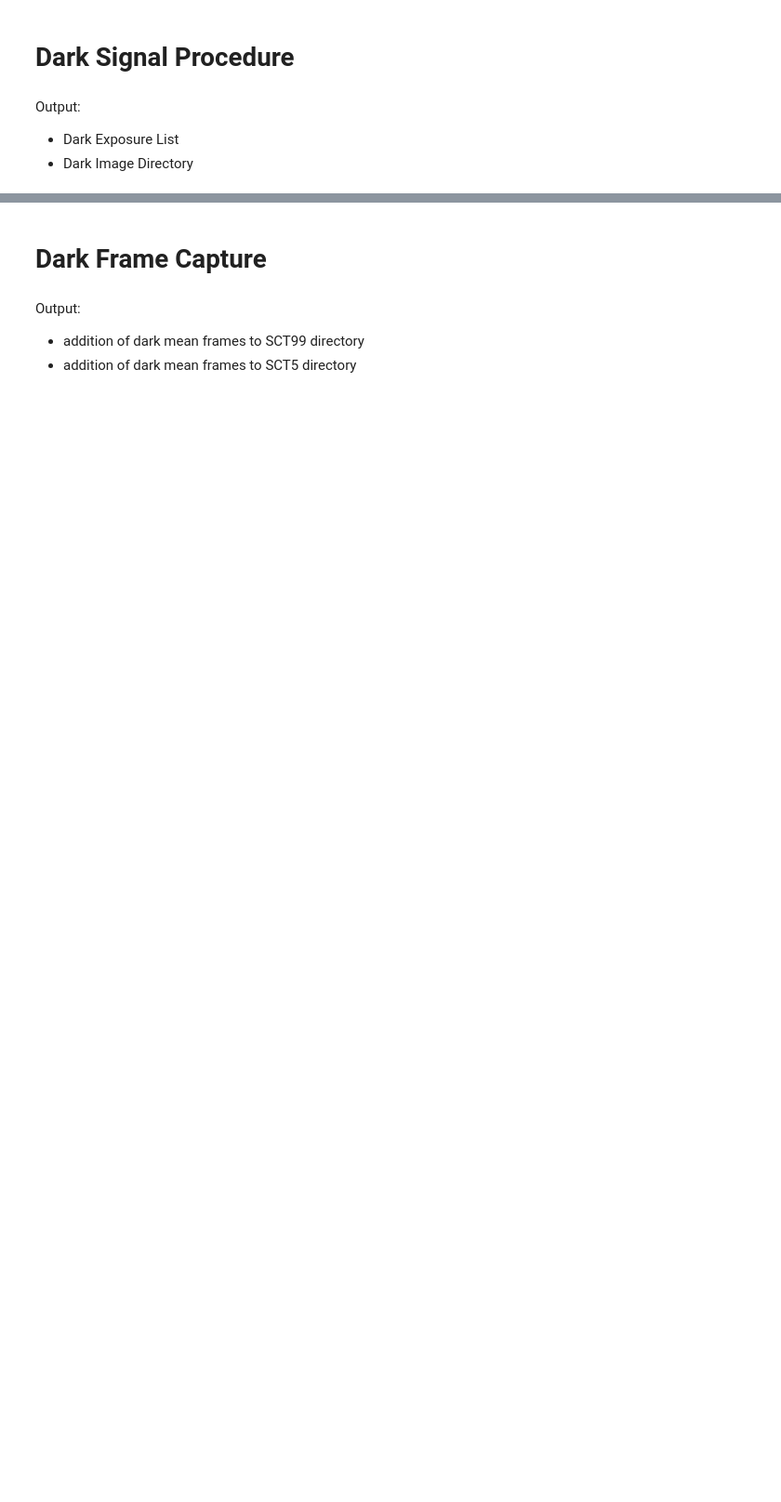
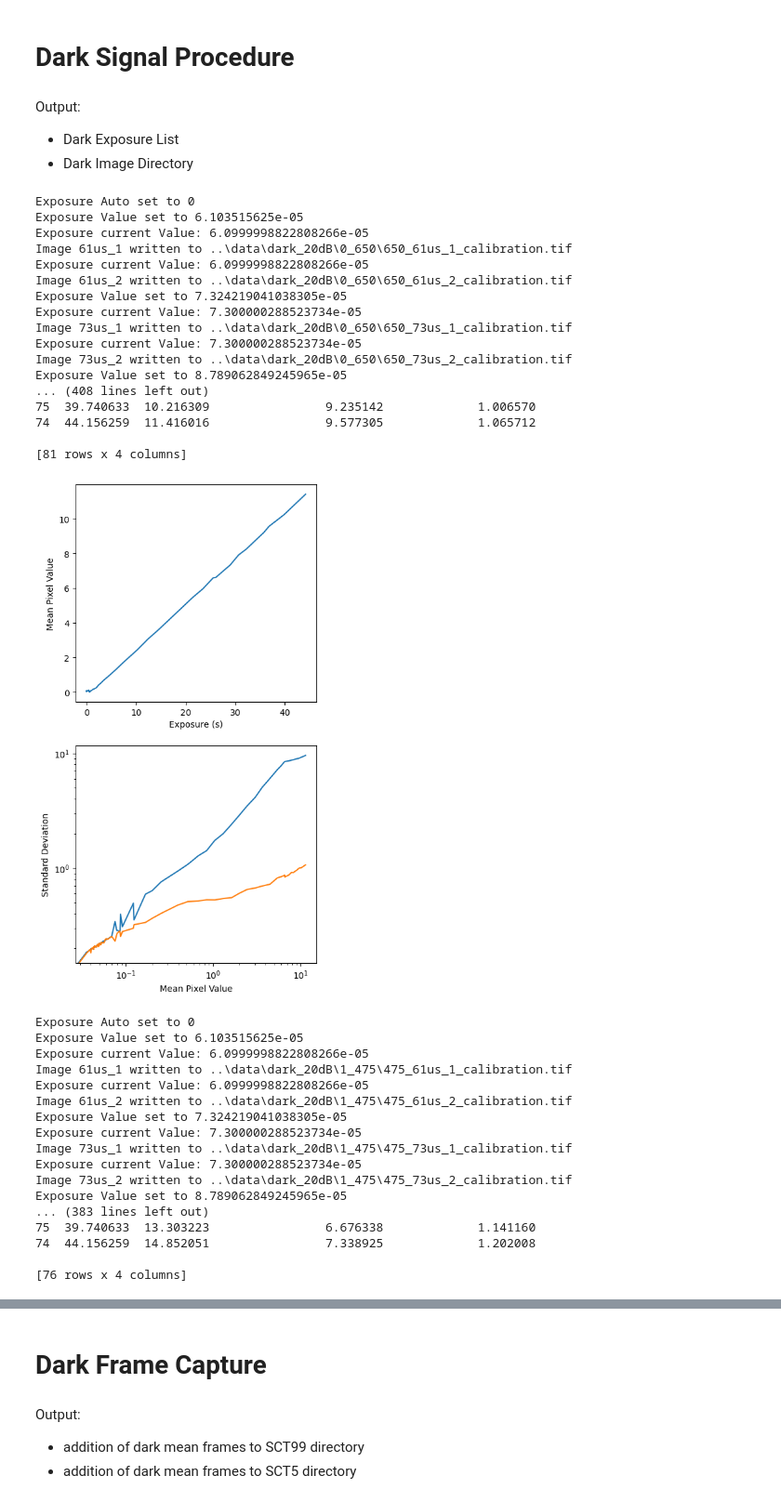
Before and after one commit to rbstabbins/orochi_simulator_control, a Jupyter notebook: notebooks/camera_calibration_capture_16052023.ipynb, the cells around one changed output, grey strips where cells are left out. Shown at 93% size. Drawn from its saved outputs; the diff is of its cells as text; code cells hidden in the pictures; blank space fills up the shorter version.

Commit message:
results of camera calibration attempt 1

```diff
--- a/notebooks/camera_calibration_capture_16052023.ipynb
+++ b/notebooks/camera_calibration_capture_16052023.ipynb
@@ -72,9 +103,11 @@ def camera_calibration_sequence(camera, subject) -> pd.DataFrame:
     """
     camera.set_property('Exposure', 'Auto', 0, 'Switch')
     t_min = 1.0/16384 # (seconds) verify that this is the minimum exposure time
-    t_max = 0.5
+    t_max = 50.0
     t_exp = t_min
-    t_scale = 2.0
+    up_scale = 1.2
+    dwn_scale = 0.90
+    t_scale = up_scale
     img_type='calibration'
     stop = False
     exposures = []
@@ -96,15 +129,15 @@ def camera_calibration_sequence(camera, subject) -> pd.DataFrame:
         means.append(mean)
         stds.append(std)
         shots.append(shot)
-        if mean == 255.0 and std == 0.0:
-            t_scale = 0.75
-        if t_scale == 0.75:
+        if mean >= 254.8:
+            t_scale = dwn_scale
+        if t_scale == dwn_scale:
             n_sat = (np.sum(img_1 == 255) + np.sum(img_2 == 255)) / 2
-            if n_sat == 0:
+            if n_sat == 0 and std != 0.0:
                 stop = True
         else:
             if t_exp*t_scale > t_max:
-                t_scale = 0.75
+                t_scale = dwn_scale
         t_exp = t_exp * t_scale
 
     results = pd.DataFrame({'exposure': exposures, 'raw mean': means, 'raw standard deviation': stds, 'shot and read noise': shots})
@@ -116,9 +149,10 @@ def camera_calibration_sequence(camera, subject) -> pd.DataFrame:
     channel = str(camera.camera_props['number'])+'_'+cwl_str
     subject_dir = Path('..', 'data', subject, channel)
     subject_dir.mkdir(parents=True, exist_ok=True)
-    filepath =str(Path(subject_dir, 'exposures').with_suffix('.csv'))
+    filename = 'exposures.csv'
+    img_file =str(Path(subject_dir, filename).with_suffix('.tif'))
 
-    results['exposure'].to_csv(filepath, index=False)
+    results['exposure'].to_csv(f'{subject}_exposures.csv', index=False)
 
     fig, ax = plt.subplots(2,1, figsize=(5,10))
     ax[0].plot(results['exposure'], results['raw mean'])
@@ -159,4 +447,40 @@ Output:
 - Dark Image Directory
 # %%
 for camera in cameras:
-    dark_exposures = camera_calibration_sequence(camera, 'dark')
+    dark_exposures = camera_calibration_sequence(camera, 'dark_20dB')
+# %% [output]
+Exposure Auto set to 0
+Exposure Value set to 6.103515625e-05
+Exposure current Value: 6.0999998822808266e-05
+Image 61us_1 written to ..\data\dark_20dB\0_650\650_61us_1_calibration.tif
+Exposure current Value: 6.0999998822808266e-05
+Image 61us_2 written to ..\data\dark_20dB\0_650\650_61us_2_calibration.tif
+Exposure Value set to 7.324219041038305e-05
+Exposure current Value: 7.300000288523734e-05
+Image 73us_1 written to ..\data\dark_20dB\0_650\650_73us_1_calibration.tif
+Exposure current Value: 7.300000288523734e-05
+Image 73us_2 written to ..\data\dark_20dB\0_650\650_73us_2_calibration.tif
+Exposure Value set to 8.789062849245965e-05
+... (408 lines left out)
+75  39.740633  10.216309                9.235142             1.006570
+74  44.156259  11.416016                9.577305             1.065712
+
+[81 rows x 4 columns]
+[figure, added]
+Exposure Auto set to 0
+Exposure Value set to 6.103515625e-05
+Exposure current Value: 6.0999998822808266e-05
+Image 61us_1 written to ..\data\dark_20dB\1_475\475_61us_1_calibration.tif
+Exposure current Value: 6.0999998822808266e-05
+Image 61us_2 written to ..\data\dark_20dB\1_475\475_61us_2_calibration.tif
+Exposure Value set to 7.324219041038305e-05
+Exposure current Value: 7.300000288523734e-05
+Image 73us_1 written to ..\data\dark_20dB\1_475\475_73us_1_calibration.tif
+Exposure current Value: 7.300000288523734e-05
+Image 73us_2 written to ..\data\dark_20dB\1_475\475_73us_2_calibration.tif
+Exposure Value set to 8.789062849245965e-05
+... (383 lines left out)
+75  39.740633  13.303223                6.676338             1.141160
+74  44.156259  14.852051                7.338925             1.202008
+
+[76 rows x 4 columns]
```
Also changed, not shown: parts of 7 cells of this notebook, 5 other files.
